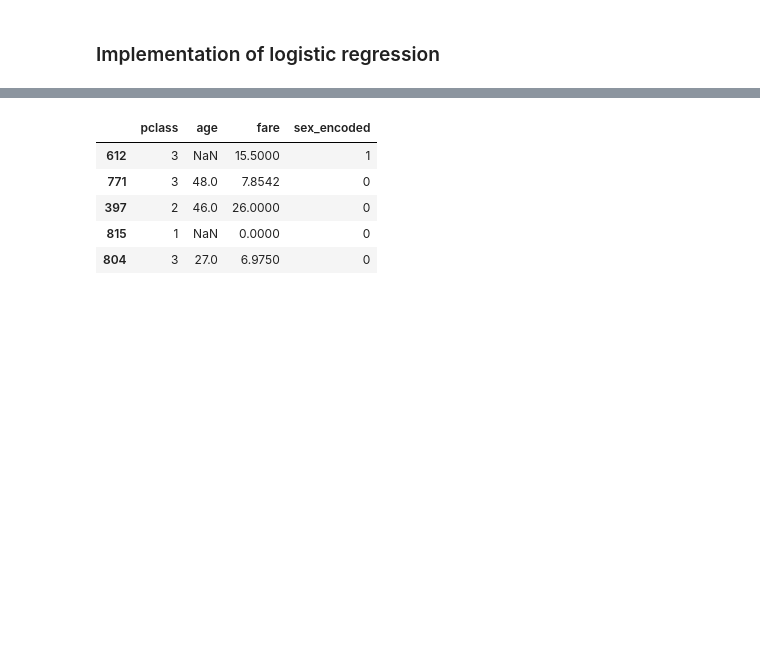
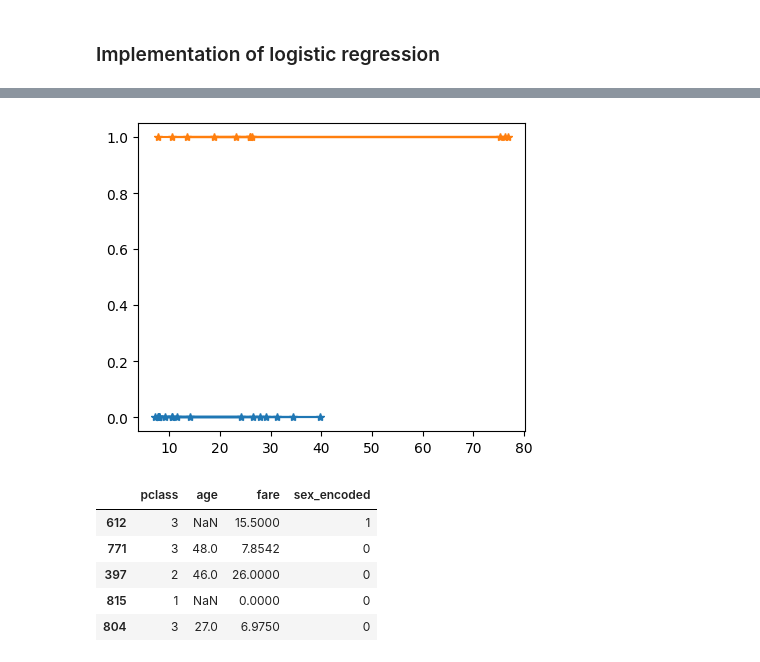
Before and after one commit to Cshefali/ML-Algorithms-Implementation, a Jupyter notebook: Python/Classification/Logistic regression .ipynb, the cells around one changed output, grey strips where cells are left out. Saved outputs shown, nothing was run; the diff lists cells and outputs as text; code cells hidden in the pictures; blank space fills up the shorter version.

```diff
--- a/Python/Classification/Logistic regression .ipynb
+++ b/Python/Classification/Logistic regression .ipynb
@@ -19,5 +19,9 @@ Index(['PassengerId', 'Survived', 'Pclass', 'Name', 'Sex', 'Age', 'SibSp',
 df1.columns = df1.columns.str.lower()
 # %%
 #take a random sample of 20 data points.
-df1_sample = df1.sample(n=20)
+df1_sample = df1.sample(n=30)
 df1_sample = df1_sample.loc[:,['survived','pclass','sex','age','fare']]
+# %%
+groups = df1_sample.groupby('survived')
+for name, group in groups:
+    print(group)
@@ -24,3 +46,14 @@ df1_sample = df1_sample.loc[:,['survived','pclass','sex','age','fare']]
+# %%
+#Plot for the data points
+fig, ax = plt.subplots(1, 1, figsize = (5,4))
+
+groups = df1_sample.groupby('survived')
+for name, group in groups:
+    plt.plot(group['fare'], group['survived'], marker = '*', label = name)
+
+plt.show()
+# %% [output]
+[figure, added]
 # %%
 #selecting relevant columns and dividing into input and target values.
 xtrain = df1_sample.loc[:,['pclass','sex','age','fare']]
```
Also changed, not shown: parts of 2 cells of this notebook.
